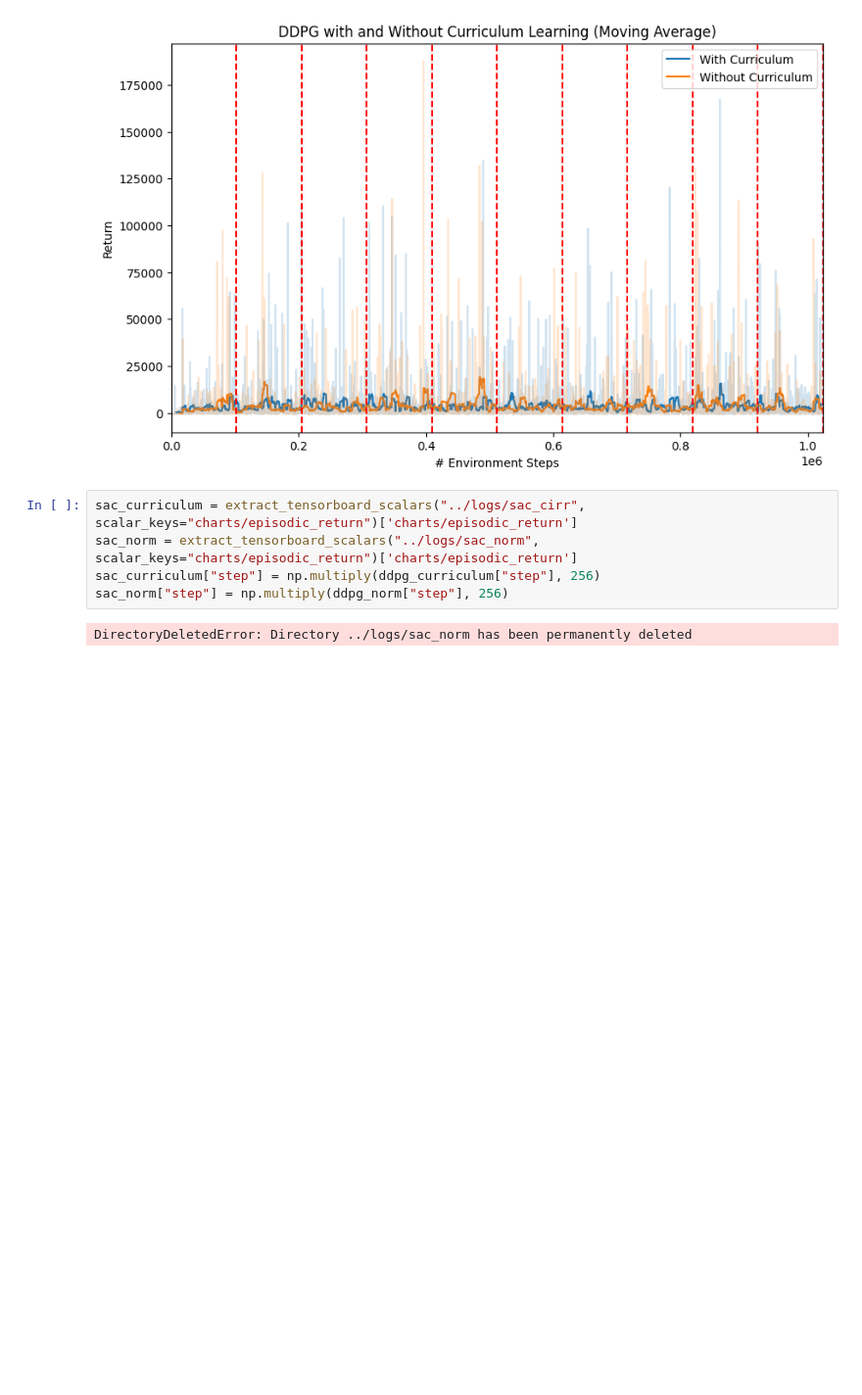
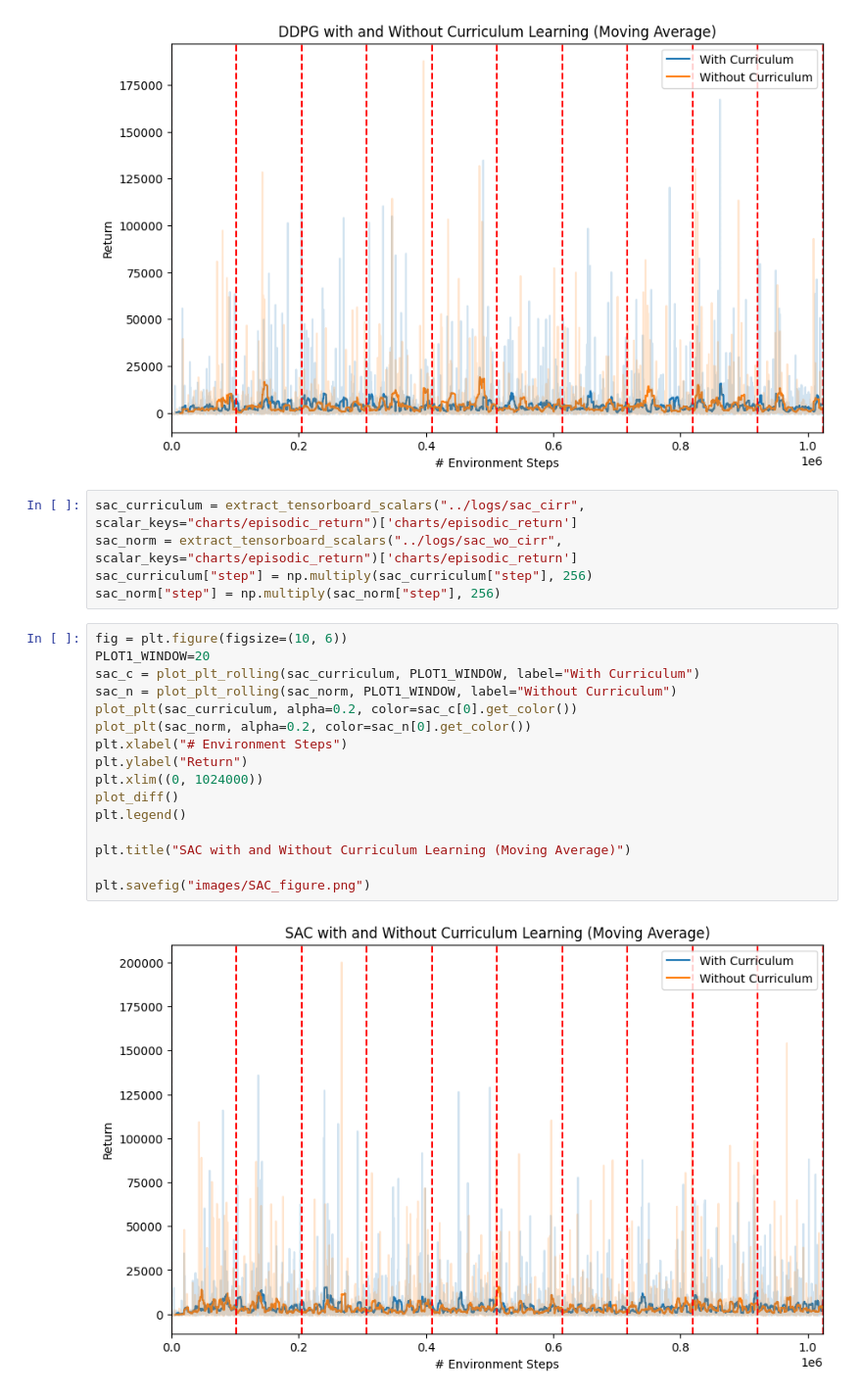
Before and after one commit to bryli/cs285_project, a Jupyter notebook: plotting/plots.ipynb, the cells around one changed output. Shown: that part at 98% size. Cells and saved outputs as stored; diff of their text form; blank space fills up the shorter version.

```diff
--- a/plotting/plots.ipynb
+++ b/plotting/plots.ipynb
@@ -57,8 +56,24 @@ plt.savefig("images/DDPG_figure.png")
 [figure]
 # %%
 sac_curriculum = extract_tensorboard_scalars("../logs/sac_cirr", scalar_keys="charts/episodic_return")['charts/episodic_return']
-sac_norm = extract_tensorboard_scalars("../logs/sac_norm", scalar_keys="charts/episodic_return")['charts/episodic_return']
-sac_curriculum["step"] = np.multiply(ddpg_curriculum["step"], 256)
-sac_norm["step"] = np.multiply(ddpg_norm["step"], 256)
+sac_norm = extract_tensorboard_scalars("../logs/sac_wo_cirr", scalar_keys="charts/episodic_return")['charts/episodic_return']
+sac_curriculum["step"] = np.multiply(sac_curriculum["step"], 256)
+sac_norm["step"] = np.multiply(sac_norm["step"], 256)
-# %% [output]
-DirectoryDeletedError: Directory ../logs/sac_norm has been permanently deleted
+# %%
+fig = plt.figure(figsize=(10, 6))
+PLOT1_WINDOW=20
+sac_c = plot_plt_rolling(sac_curriculum, PLOT1_WINDOW, label="With Curriculum")
+sac_n = plot_plt_rolling(sac_norm, PLOT1_WINDOW, label="Without Curriculum")
+plot_plt(sac_curriculum, alpha=0.2, color=sac_c[0].get_color())
+plot_plt(sac_norm, alpha=0.2, color=sac_n[0].get_color())
+plt.xlabel("# Environment Steps")
+plt.ylabel("Return")
+plt.xlim((0, 1024000))
+plot_diff()
+plt.legend()
+
+plt.title("SAC with and Without Curriculum Learning (Moving Average)")
+
+plt.savefig("images/SAC_figure.png")
+# %% [output]
+[figure, added]
```
Also changed, not shown: parts of 1 cell of this notebook, 8 other files.
